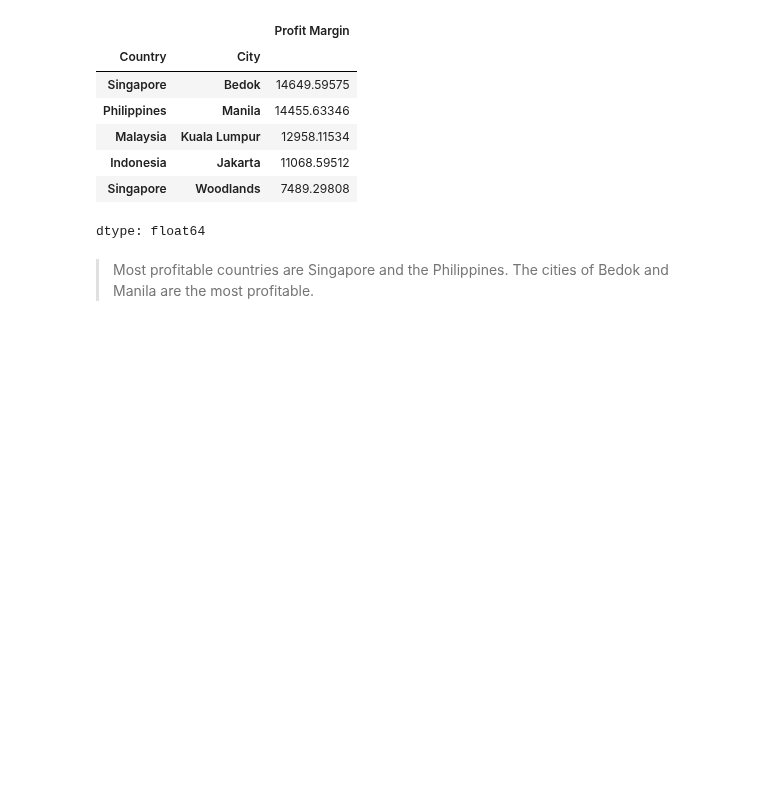
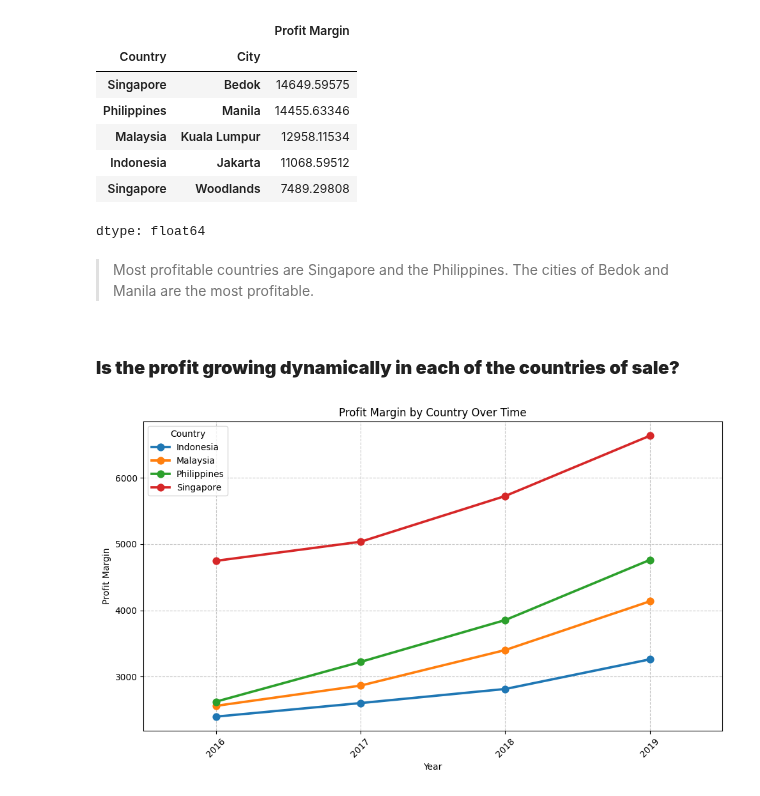
Before and after one commit to KharchenkoAnastasia/customer_analysis_grocery_chain, a Jupyter notebook: customer_analysis_grocery_chain.ipynb, the cells around one changed output. Cells and saved outputs as stored; diff of their text form; code cells hidden in the pictures; blank space fills up the shorter version.

```diff
--- a/customer_analysis_grocery_chain.ipynb
+++ b/customer_analysis_grocery_chain.ipynb
@@ -259,3 +259,20 @@ dtype: float64
 
 
 > Most profitable countries are Singapore and the Philippines. The cities of Bedok and Manila are the most profitable.
+# %% [markdown]
+### **Is the profit growing dynamically in each of the countries of sale?**
+# %%
+# Calculate profit growth by country and year
+profit_growth_by_country =df.groupby(['Year', 'Country'])['Profit Margin'].sum().reset_index()
+
+plt.figure(figsize=(10, 6))
+sns.pointplot(data=profit_growth_by_country , x='Year', y='Profit Margin', hue='Country')
+
+plt.title('Profit Margin by Country Over Time')
+plt.xticks(rotation=45)
+plt.grid(True, linestyle='--', alpha=0.7)
+plt.tight_layout()
+
+plt.show()
+# %% [output]
+[figure, added]
```
